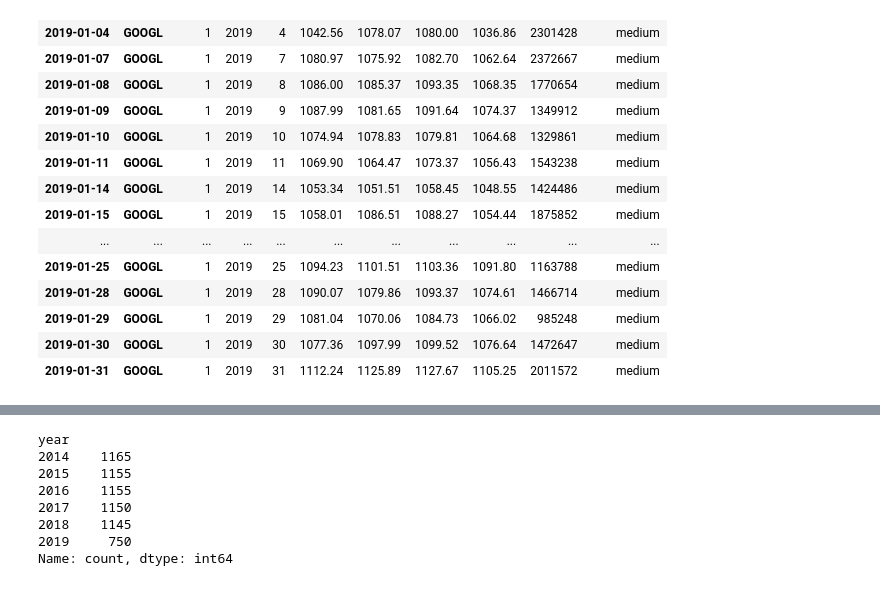
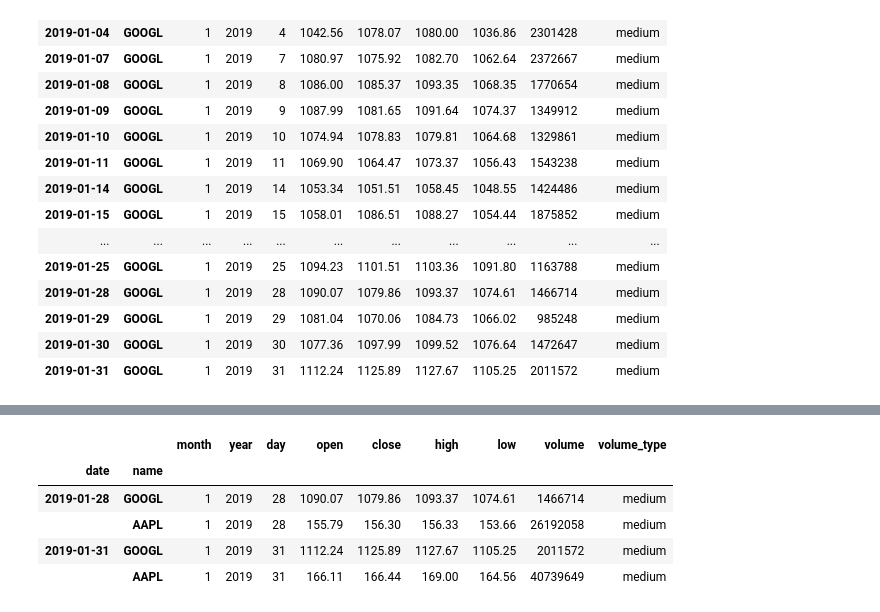
Before and after one commit to Narula901/Python-Library, a Jupyter notebook: Pandas/Practice Problems/Practice Problem - Going MultiDimensional - 2.ipynb, the cells around one changed output, grey strips where cells are left out. Cells and saved outputs as stored; diff of their text form; code cells hidden in the pictures.

```diff
--- a/Pandas/Practice Problems/Practice Problem - Going MultiDimensional - 2.ipynb
+++ b/Pandas/Practice Problems/Practice Problem - Going MultiDimensional - 2.ipynb
@@ -143,11 +118,9 @@ df_1.loc[:, 'open'].plot(figsize=(12,8))
-# %%
-df_1.year.value_counts()
-# %% [output]
-year
-2014    1165
-2015    1155
-2016    1155
-2017    1150
-2018    1145
-2019     750
-Name: count, dtype: int64
+# %%
+tech.loc[(['2019-01-28', '2019-01-31'],['GOOGL', 'AAPL']), :]
+# %% [output]
+|  |  | month | year | day | open | close | high | low | volume | volume_type |
+| date | name |  |  |  |  |  |  |  |  |  |
+| 2019-01-28 | GOOGL | 1 | 2019 | 28 | 1090.07 | 1079.86 | 1093.37 | 1074.61 | 1466714 | medium |
+|  | AAPL | 1 | 2019 | 28 | 155.79 | 156.30 | 156.33 | 153.66 | 26192058 | medium |
+| 2019-01-31 | GOOGL | 1 | 2019 | 31 | 1112.24 | 1125.89 | 1127.67 | 1105.25 | 2011572 | medium |
+|  | AAPL | 1 | 2019 | 31 | 166.11 | 166.44 | 169.00 | 164.56 | 40739649 | medium |
```
Also changed, not shown: parts of 4 cells of this notebook.
